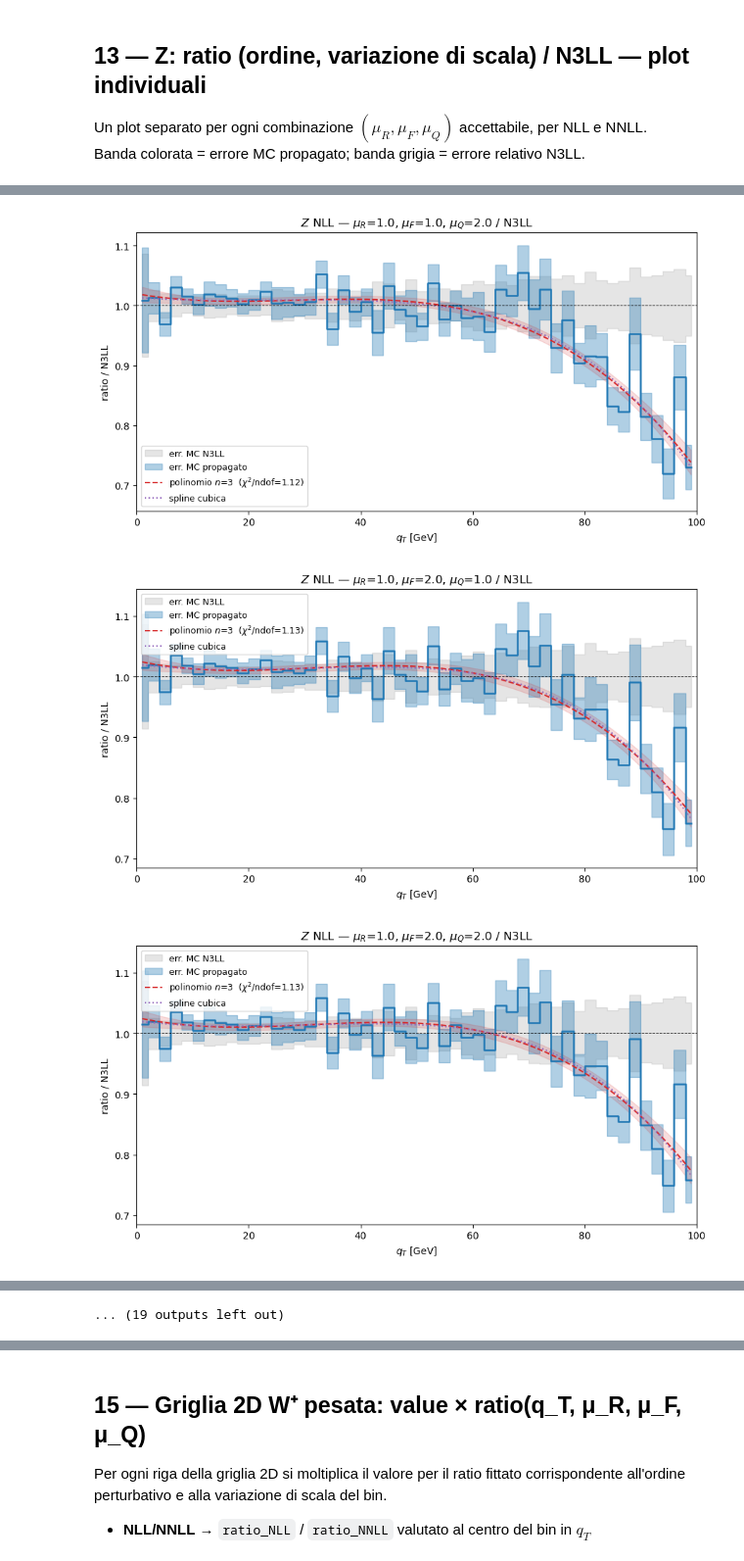
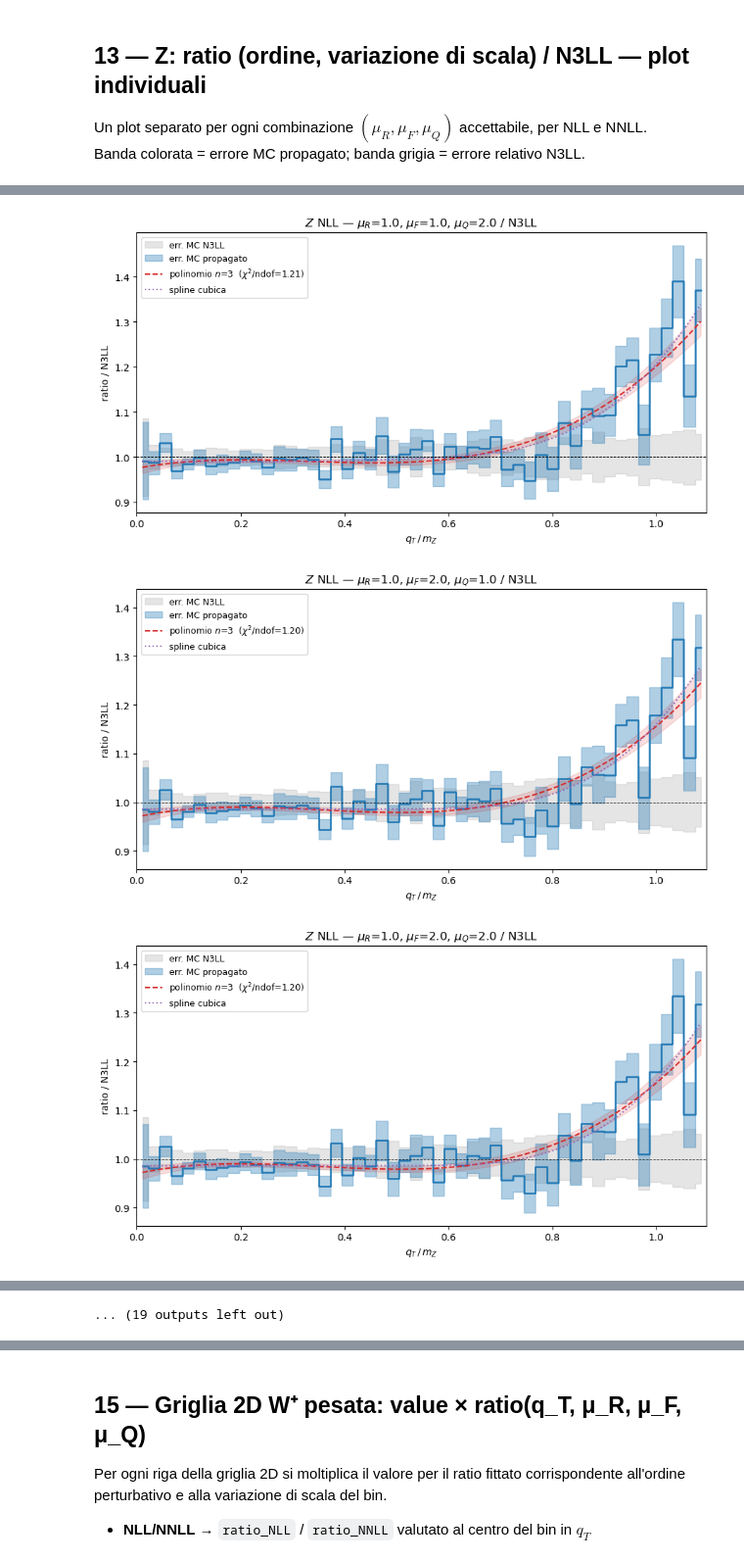
Before and after one commit to acmbulla/DYTurbo-results, a Jupyter notebook: analisi_dyturbo.ipynb, the cells around one changed output, grey strips where cells are left out. Shown at 98% size. Cells and saved outputs as stored; diff of their text form; code cells hidden in the pictures.

```diff
--- a/analisi_dyturbo.ipynb
+++ b/analisi_dyturbo.ipynb
@@ -665,6 +664,9 @@ Banda colorata = errore MC propagato; banda grigia = errore relativo N3LL.
 # %%
 from scipy.optimize import curve_fit
 from scipy.interpolate import UnivariateSpline
+
+zmass = 91.1876   # massa del bosone Z [GeV]
+wmass = 80.385    # massa del bosone W [GeV]
 
 BOSON    = 'Z'
 POLY_DEG = 3   # ← grado del polinomio parametrico
@@ -677,7 +679,7 @@ ref = (df1d[(df1d.boson == BOSON) & (df1d.order == 'N3LL') &
 def poly_model(x, *c):
     return np.polyval(c, x)
 
-# dizionario dove salvare tutti i fit: (ORDER, muR, muF, muQ) → {...}
+# le funzioni di fit operano sulla variabile ridimensionata x = q_T / m_Z
 _fit_store = {}
 
 for ORDER, color in [('NLL', 'C0'), ('NNLL', 'C1')]:
@@ -696,25 +698,26 @@ for ORDER, color in [('NLL', 'C0'), ('NNLL', 'C1')]:
             continue
 
         qt_c  = grp.loc[common, 'qt_center'].values
+        x_c   = qt_c / zmass          # variabile ridimensionata per il fit
         v_i   = grp.loc[common, 'value'].values
         e_i   = grp.loc[common, 'error'].values
         v_r   = ref.loc[common, 'value'].values
         e_r   = ref.loc[common, 'error'].values
 
-        ratio     = v_i / v_r
-        ratio_err = ratio * np.sqrt((e_i / v_i)**2 + (e_r / v_r)**2)
+        ratio     = v_r / v_i
+        ratio_err = ratio * np.sqrt((e_r / v_r)**2 + (e_i / v_i)**2)
 
         is_nom = (mur == 1.0 and muf == 1.0 and muq == 1.0)
 
-        # ── fit parametrico (polinomio grado POLY_DEG, χ² pesato) ───────────
+        # ── fit parametrico su x = q_T/m_Z ──────────────────────────────────
         sigma = np.where(ratio_err > 0, ratio_err, ratio_err[ratio_err > 0].min())
         try:
             popt, pcov = curve_fit(
-                poly_model, qt_c, ratio,
+                poly_model, x_c, ratio,
                 p0=np.zeros(POLY_DEG + 1),
                 sigma=sigma, absolute_sigma=True
             )
-            chi2_ndof = (np.sum(((ratio - poly_model(qt_c, *popt)) / sigma)**2)
+            chi2_ndof = (np.sum(((ratio - poly_model(x_c, *popt)) / sigma)**2)
                          / (len(ratio) - len(popt)))
             poly_result = (popt, pcov, chi2_ndof)
             fit_ok = True
@@ -722,29 +725,29 @@ for ORDER, color in [('NLL', 'C0'), ('NNLL', 'C1')]:
             poly_result = None
             fit_ok = False
 
-        # ── spline cubica smoothing (pesi = 1/σ) ────────────────────────────
+        # ── spline cubica smoothing su x = q_T/m_Z ──────────────────────────
         w_spl = np.where(ratio_err > 0, 1.0 / ratio_err, 0.0)
-        spl   = UnivariateSpline(qt_c, ratio, w=w_spl, k=3, s=len(qt_c))
+        spl   = UnivariateSpline(x_c, ratio, w=w_spl, k=3, s=len(x_c))
 
         # ── salva i fit nel dizionario ───────────────────────────────────────
         _fit_store[(ORDER, mur, muf, muq)] = {
-            'poly'    : poly_result,   # (popt, pcov, chi2_ndof) oppure None
+            'poly'    : poly_result,
             'spline'  : spl,
-            'qt_range': (float(qt_c[0]), float(qt_c[-1])),
+            'x_range' : (float(x_c[0]), float(x_c[-1])),
         }
 
         # ── plot ─────────────────────────────────────────────────────────────
         fig, ax = plt.subplots(figsize=(9, 5))
 
-        ax.fill_between(qt_c, 1 - e_r/v_r, 1 + e_r/v_r,
+        ax.fill_between(x_c, 1 - e_r/v_r, 1 + e_r/v_r,
                         step='mid', alpha=0.20, color='gray',
                         label='err. MC N3LL')
-        ax.step(qt_c, ratio, where='mid', color=color, linewidth=1.8)
-        ax.fill_between(qt_c, ratio - ratio_err, ratio + ratio_err,
+        ax.step(x_c, ratio, where='mid', color=color, linewidth=1.8)
+        ax.fill_between(x_c, ratio - ratio_err, ratio + ratio_err,
                         step='mid', alpha=0.35, color=color,
                         label='err. MC propagato')
 
-        x_fine = np.linspace(qt_c[0], qt_c[-1], 400)
+        x_fine = np.linspace(x_c[0], x_c[-1], 400)
 
         if fit_ok:
             popt, pcov, chi2_ndof = poly_result
@@ -768,9 +771,9 @@ for ORDER, color in [('NLL', 'C0'), ('NNLL', 'C1')]:
             f'$\\mu_R$={mur:.1f}, $\\mu_F$={muf:.1f}, $\\mu_Q$={muq:.1f} / N3LL',
             fontweight='bold' if is_nom else 'normal'
         )
-        ax.set_xlabel(r'$q_T$ [GeV]')
+        ax.set_xlabel(r'$q_T\,/\,m_Z$')
         ax.set_ylabel('ratio / N3LL')
-        ax.set_xlim(0, 100)
+        ax.set_xlim(0, 100 / zmass)
         ax.legend(fontsize=9)
         plt.tight_layout()
         plt.show()
@@ -790,3 +793,3 @@ print(f'Fit salvati: {len(_fit_store)} combinazioni  '
-[figure, old version]
+[figure, new version]
-[figure, old version]
+[figure, new version]
-[figure, old version]
+[figure, new version]
```
Also changed, not shown: parts of 6 cells of this notebook.
